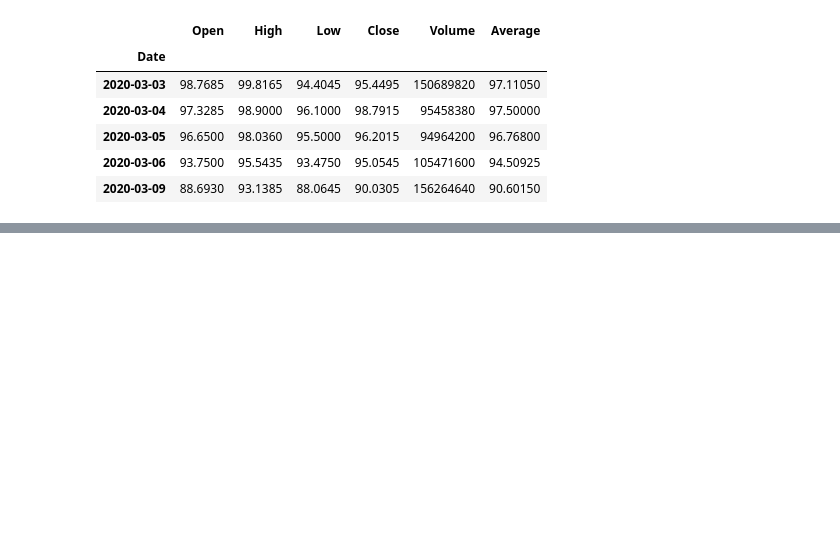
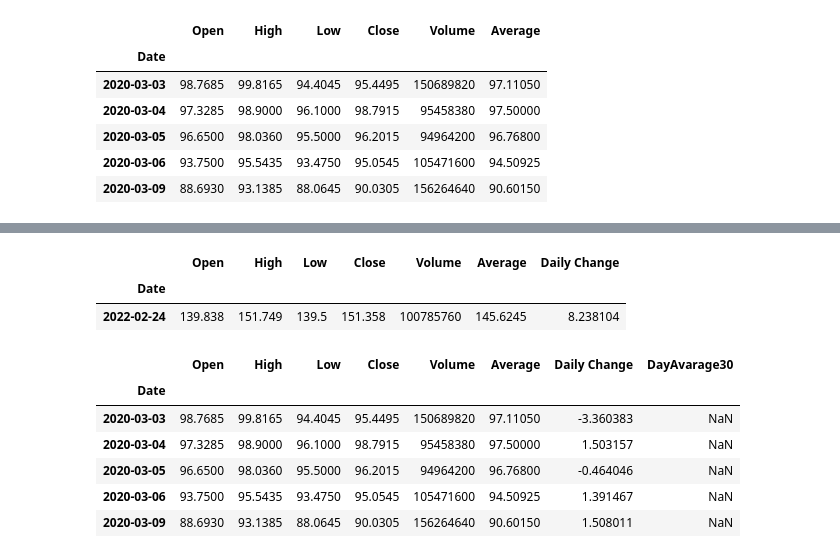
Before and after one commit to SzczotkaMichal/FirstRemoteRepo, a Jupyter notebook: 01_Pandas.ipynb, the cells around one changed output, grey strips where cells are left out. Drawn from its saved outputs; the diff is of its cells as text; code cells hidden in the pictures; blank space fills up the shorter version.

```diff
--- a/01_Pandas.ipynb
+++ b/01_Pandas.ipynb
@@ -179,0 +192,18 @@ df.head()
+# %%
+df.loc[[df['Daily Change'].idxmax()]]
+# %% [output]
+|  | Open | High | Low | Close | Volume | Average | Daily Change |
+| Date |  |  |  |  |  |  |  |
+| 2022-02-24 | 139.838 | 151.749 | 139.5 | 151.358 | 100785760 | 145.6245 | 8.238104 |
+# %%
+DayAvarage30 = df['Close'].rolling(window=30).mean()
+df['DayAvarage30'] = DayAvarage30
+df.head()
+# %% [output]
+|  | Open | High | Low | Close | Volume | Average | Daily Change | DayAvarage30 |
+| Date |  |  |  |  |  |  |  |  |
+| 2020-03-03 | 98.7685 | 99.8165 | 94.4045 | 95.4495 | 150689820 | 97.11050 | -3.360383 | NaN |
+| 2020-03-04 | 97.3285 | 98.9000 | 96.1000 | 98.7915 | 95458380 | 97.50000 | 1.503157 | NaN |
+| 2020-03-05 | 96.6500 | 98.0360 | 95.5000 | 96.2015 | 94964200 | 96.76800 | -0.464046 | NaN |
+| 2020-03-06 | 93.7500 | 95.5435 | 93.4750 | 95.0545 | 105471600 | 94.50925 | 1.391467 | NaN |
+| 2020-03-09 | 88.6930 | 93.1385 | 88.0645 | 90.0305 | 156264640 | 90.60150 | 1.508011 | NaN |
```
Also changed, not shown: parts of 2 cells of this notebook.
